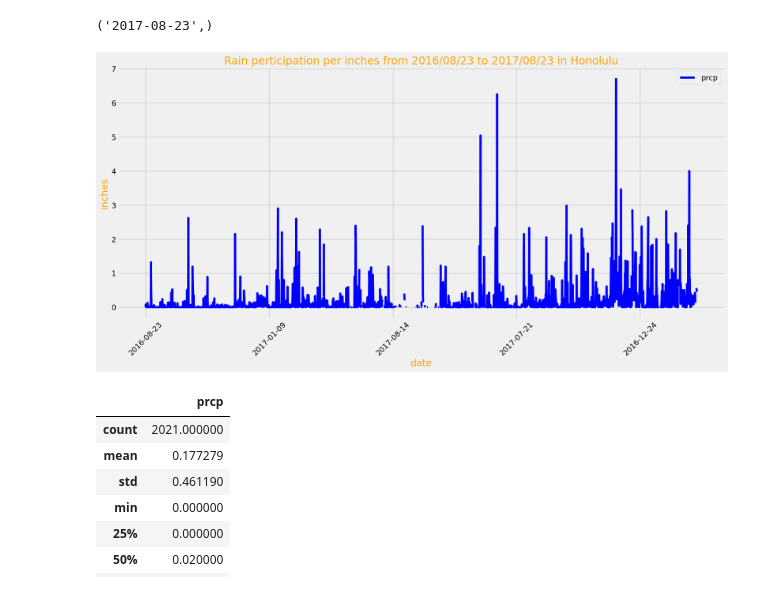
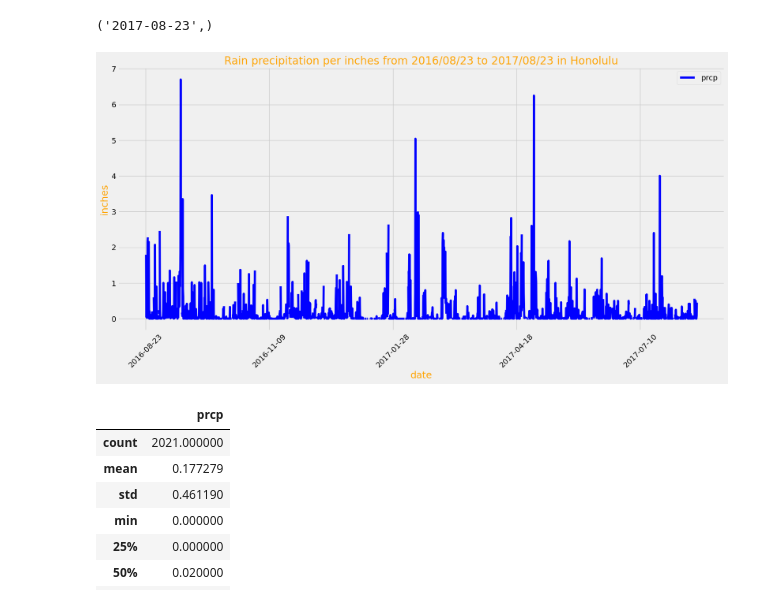
Before and after one commit to JelenaRaonic/sqlalchemy-challenge, a Jupyter notebook: SurfsUp/climate_challenge.ipynb, the cells around one changed output. Drawn from its saved outputs; the diff is of its cells as text; code cells hidden in the pictures.

```diff
--- a/SurfsUp/climate_challenge.ipynb
+++ b/SurfsUp/climate_challenge.ipynb
@@ -69,7 +67,6 @@ recent_date
 
 # Starting from the most recent data point in the database.
 recent_date
-
 
 # Calculate the date one year from the last date in data set.
 yearago_date = dt.date(2017,8,23)-dt.timedelta(days=365)
@@ -80,24 +77,29 @@ date_precipation = session.query(measurement.date, measurement.prcp)\
                 .filter(measurement.date >= yearago_date).all()
 
 # Save the query results as a Pandas DataFrame. Explicitly set the column names
-#yearago_date_df = pd.DataFrame(session.query(measurement.date, measurement.prcp).filter(measurement.date>=yearago_date).all())
 yearago_date_df = pd.DataFrame(date_precipation, columns=['date', 'prcp'])
+
+#Sort the DateFrame values by date
+yearago_date_df = yearago_date_df.sort_values('date')
+
+
 yearago_date_df = yearago_date_df.set_index('date')
 # %%
 # Use Pandas Plotting with Matplotlib to plot the data
-yearago_date_df.plot(alpha=1, figsize=(18,8),rot=45, color='blue')
+yearago_date_df.plot(alpha=1, figsize=(18,10),rot=45, color='blue')
+plt.subplots_adjust(bottom=0.2)
 
 #Plot labels
 plt.xlabel('date',fontsize= 18, color='orange')
 plt.ylabel('inches',fontsize= 18, color='orange' )
-plt.title('Rain perticipation per inches from 2016/08/23 to 2017/08/23 in Honolulu', color = 'orange')
+plt.title('Rain precipitation per inches from 2016/08/23 to 2017/08/23 in Honolulu', color = 'orange')
 
 #Show plot and save result
 plt.tight_layout
 plt.savefig("/Users/jelenaraonic/UofTBootcamp/Homework/sqlalchemy-challenge/SurfsUp/Images/Figure1.png")
 plt.show()
 # %% [output]
-[figure, old version]
+[figure, new version]
 # %%
 # Use Pandas to calculate the summary statistics for the precipitation data
 yearago_date_df.describe()
```
Also changed, not shown: parts of 5 cells of this notebook.
